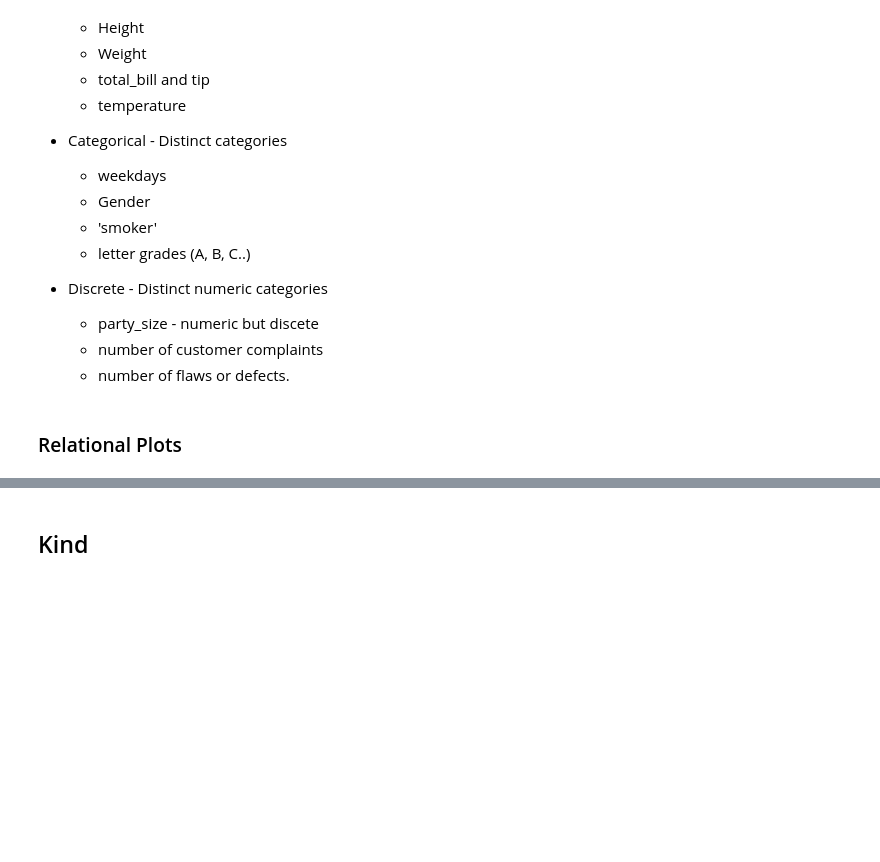
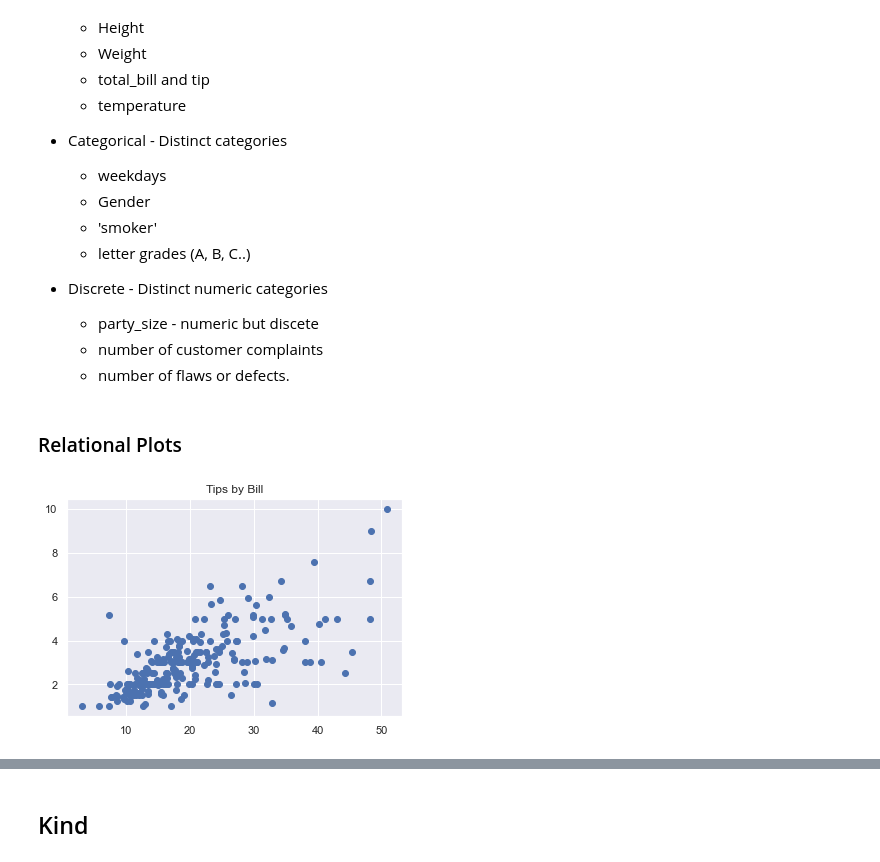
Before and after one commit to CodeupClassroom/innis-ds-libraries, a Jupyter notebook: seaborn-lesson.ipynb, the cells around one changed output, grey strips where cells are left out. Saved outputs shown, nothing was run; the diff lists cells and outputs as text; code cells hidden in the pictures; blank space fills up the shorter version.

```diff
--- a/seaborn-lesson.ipynb
+++ b/seaborn-lesson.ipynb
@@ -60,2 +117,10 @@ tips = data('tips')
+# %%
+# scatterplot in matplotlib
+
+plt.scatter(tips.total_bill, tips.tip)
+plt.title('Tips by Bill')
+plt.show()
+# %% [output]
+[figure, added]
 # %%
 # Explore relationship between total_bill and tip using relplot
```
Also changed, not shown: parts of 42 cells of this notebook.
